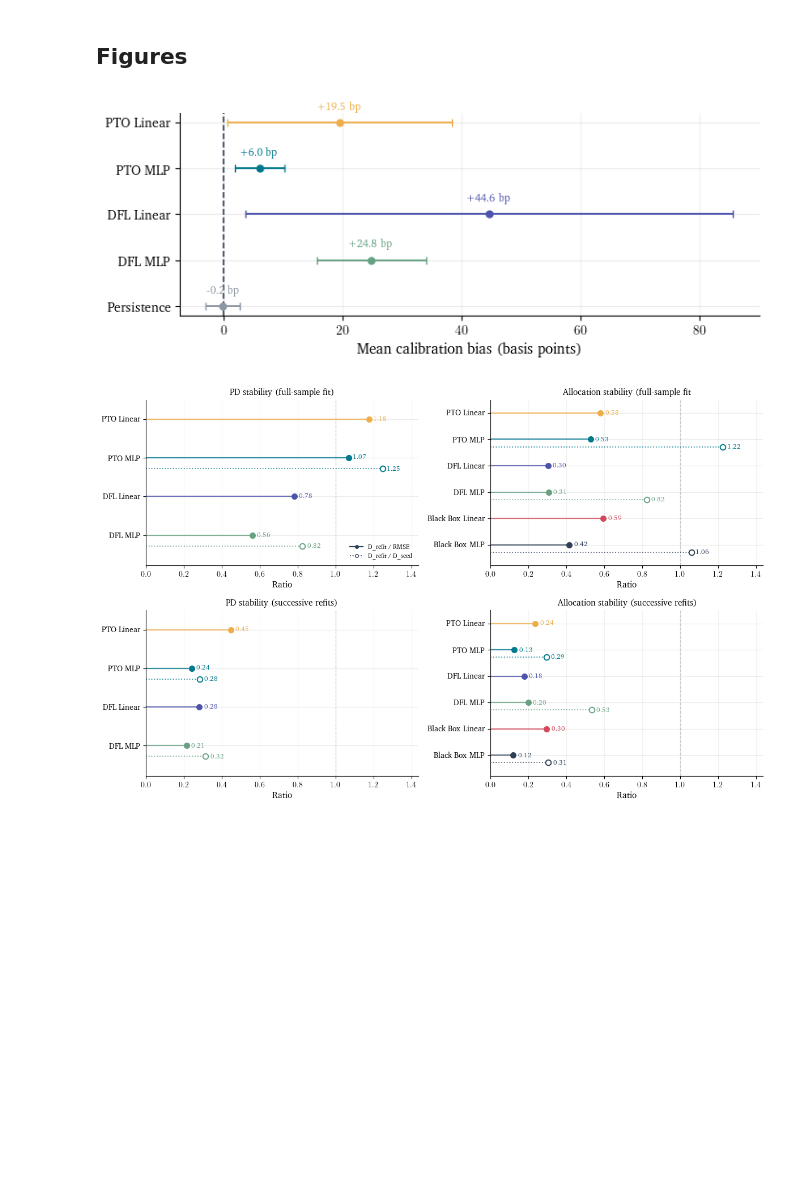
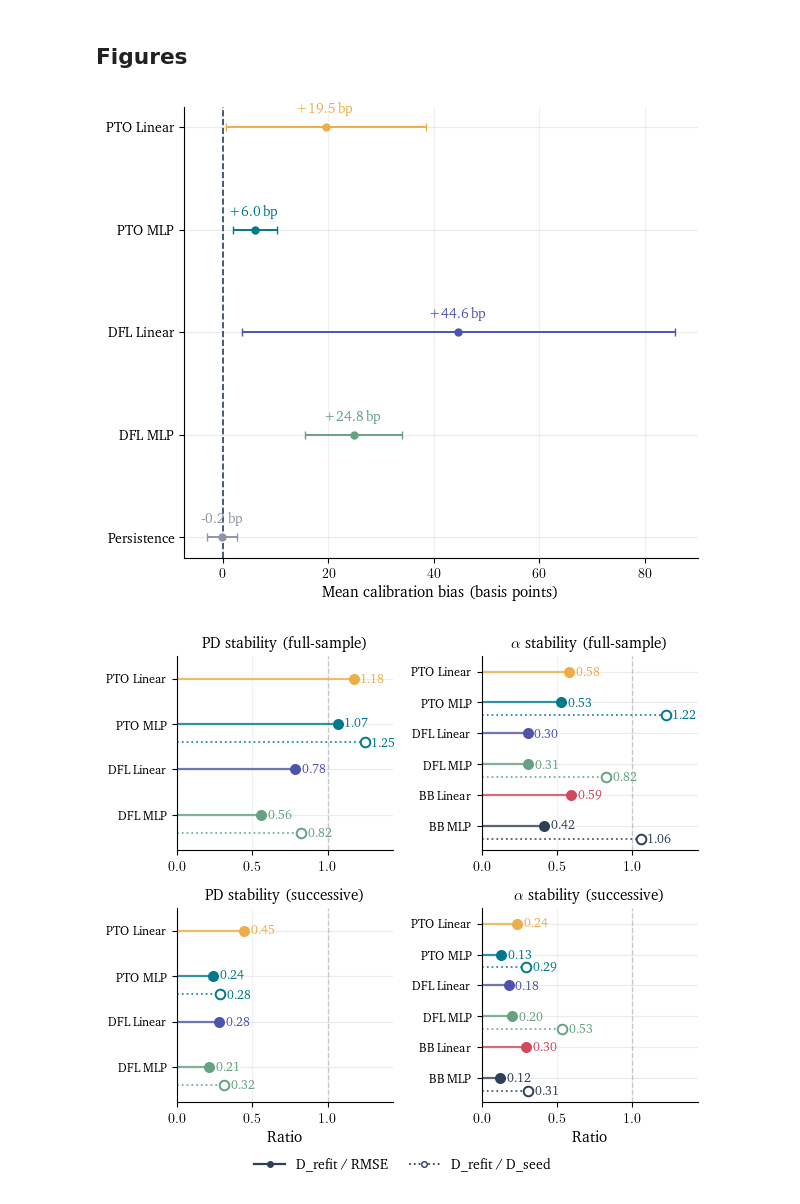
Before and after one commit to okeeffe-hannah/Decision_Focused_Learning_for_Capital_Allocation, a Jupyter notebook: dfl_for_capital_allocation/empirical/notebooks/06_empirical_regulatory_audit.ipynb, the cells around one changed output. Cells and saved outputs as stored; diff of their text form; code cells hidden in the pictures; blank space fills up the shorter version.

Commit message:
updated figures

```diff
--- a/dfl_for_capital_allocation/empirical/notebooks/06_empirical_regulatory_audit.ipynb
+++ b/dfl_for_capital_allocation/empirical/notebooks/06_empirical_regulatory_audit.ipynb
@@ -390,10 +390,9 @@ display(stability_table)
 # %%
 FIGURES_DIR = Path("../figures/06_audit")
 FIGURES_DIR.mkdir(parents=True, exist_ok=True)
-plt.rcParams.update({"font.size": 11, "axes.spines.top": False, "axes.spines.right": False})
 
 DISPLAY_NAMES = {"linear": "PTO Linear", "mlp": "PTO MLP", "dfl_linear": "DFL Linear", "dfl_mlp": "DFL MLP",
-                  "blackbox_linear": "Black Box Linear", "blackbox_mlp": "Black Box MLP", "persistence": "Persistence"}
+                  "blackbox_linear": "BB Linear", "blackbox_mlp": "BB MLP", "persistence": "Persistence"}
 COLORS = {"linear": MINOU_COLOURS["gold"], "mlp": MINOU_COLOURS["teal"], "dfl_linear": MINOU_COLOURS["purple"],
           "dfl_mlp": MINOU_COLOURS["sage"], "blackbox_linear": MINOU_COLOURS["coral"], "blackbox_mlp": MINOU_COLOURS["navy"],
           "persistence": MINOU_COLOURS["grey"]}
@@ -402,12 +401,12 @@ COLORS = {"linear": MINOU_COLOURS["gold"], "mlp": MINOU_COLOURS["teal"], "dfl_li
 cal_models = [m for m in ["linear", "mlp", "dfl_linear", "dfl_mlp", "persistence"] if m in calibration_table.index]
 cal = calibration_table.loc[cal_models]
 y = np.arange(len(cal))
-fig, ax = plt.subplots(figsize=(7.2, 3.0))
+fig, ax = plt.subplots(figsize=(TEXT_WIDTH, 5.3))
 for yi, model in zip(y, cal_models):
     bi = float(cal.loc[model, "bias_bp"]); ci = 1.96 * float(cal.loc[model, "hac_se"]) * 1e4
     ax.errorbar(bi, yi, xerr=ci, fmt="o", ms=5, color=COLORS[model], ecolor=COLORS[model], capsize=3, lw=1.4)
     ax.annotate(f"{bi:+.1f} bp", (bi, yi), xytext=(0, 8), textcoords="offset points",
-                fontsize=8, color=COLORS[model], ha="center", va="bottom")
+                color=COLORS[model], ha="center", va="bottom")
 ax.axvline(0, color=MINOU_COLOURS["navy"], lw=1.2, ls="--")
 ax.set_yticks(y, [DISPLAY_NAMES[m] for m in cal_models])
 ax.set_xlabel("Mean calibration bias (basis points)")
@@ -427,46 +426,62 @@ def _stability_lollipop(ax, models, col, title, xmax, seed_col=None):
         if np.isfinite(v):
             ax.hlines(yi, 0, v, color=COLORS[model], lw=1.6, alpha=.8, zorder=2)
             ax.scatter(v, yi, s=48, color=COLORS[model], zorder=3)
-            ax.annotate(f"{v:.2f}", (v, yi), xytext=(6, 0), textcoords="offset points",
-                        va="center", fontsize=8.5, fontweight="bold", color=COLORS[model])
+            ax.annotate(f"{v:.2f}",(v, yi),xytext=(5, 0),textcoords="offset points",va="center",
+            fontsize=9, fontweight="bold", color=COLORS[model],)
         if seed_col is not None and model in stability_table.index:
             seed_v = float(stability_table.loc[model, seed_col])
             if np.isfinite(seed_v):
-                seed_y = yi + 0.28
+                seed_y = yi + 0.4
                 ax.hlines(seed_y, 0, seed_v, color=COLORS[model], lw=1.3, ls=":", alpha=.85, zorder=2)
                 ax.scatter(seed_v, seed_y, s=48, facecolors="white", edgecolors=COLORS[model], linewidths=1.4, zorder=4)
-                ax.annotate(f"{seed_v:.2f}", (seed_v, seed_y), xytext=(6, 0), textcoords="offset points",
-                            va="center", fontsize=8.5, fontweight="bold", color=COLORS[model])
+                ax.annotate(f"{seed_v:.2f}", (seed_v, seed_y), xytext=(5, 0), textcoords="offset points",
+                            va="center", fontsize=9, fontweight="bold", color=COLORS[model])
     ax.axvline(1, color=MINOU_COLOURS["grey"], ls="--", lw=1, alpha=.45, zorder=1)
     ax.set_yticks(y, [DISPLAY_NAMES[m] for m in models]); ax.set_ylim(-0.5, len(models) - 0.22); ax.invert_yaxis()
     ax.set_xlim(0, xmax)
-    ax.set_title(title, fontsize=11); ax.set_xlabel("Ratio", fontsize=11)
+    ax.set_title(title); ax.set_xlabel("Ratio")
     ax.grid(axis="x", alpha=.16); ax.set_axisbelow(True)
-
+    ax.tick_params(axis='y', labelsize=9)
 
 def _shared_xmax(cols):
     vals = stability_table[cols].to_numpy(dtype=float)
     vals = vals[np.isfinite(vals)]
     return max(1.3, float(vals.max()) * 1.15) if vals.size else 1.5
 
 
 RMSE_COLS = ["D_PD_full_over_RMSE", "D_PD_successive_over_RMSE",
              "D_alpha_full_over_RMSE", "D_alpha_successive_over_RMSE"]
 SEED_RATIO_COLS = ["D_PD_full_over_D_seed", "D_PD_successive_over_D_seed",
                    "D_alpha_full_over_D_seed", "D_alpha_successive_over_D_seed"]
 RMSE_XMAX = max(_shared_xmax(RMSE_COLS), _shared_xmax(SEED_RATIO_COLS))
 
-fig, axes = plt.subplots(2, 2, figsize=(12, 7.6))
-_stability_lollipop(axes[0, 0], pd_models, "D_PD_full_over_RMSE", "PD stability (full-sample fit)", RMSE_XMAX, "D_PD_full_over_D_seed")
-_stability_lollipop(axes[0, 1], alpha_models, "D_alpha_full_over_RMSE", "Allocation stability (full-sample fit", RMSE_XMAX, "D_alpha_full_over_D_seed")
-_stability_lollipop(axes[1, 0], pd_models, "D_PD_successive_over_RMSE", "PD stability (successive refits)", RMSE_XMAX, "D_PD_successive_over_D_seed")
-_stability_lollipop(axes[1, 1], alpha_models, "D_alpha_successive_over_RMSE", "Allocation stability (successive refits)", RMSE_XMAX, "D_alpha_successive_over_D_seed")
+fig, axes = plt.subplots(2, 2, figsize=(TEXT_WIDTH, 5.8))
+_stability_lollipop(axes[0, 0], pd_models, "D_PD_full_over_RMSE", "PD stability (full-sample)", RMSE_XMAX, "D_PD_full_over_D_seed")
+_stability_lollipop(axes[0, 1], alpha_models, "D_alpha_full_over_RMSE", r"$\alpha$ stability (full-sample)", RMSE_XMAX, "D_alpha_full_over_D_seed")
+_stability_lollipop(axes[1, 0], pd_models, "D_PD_successive_over_RMSE", "PD stability (successive)", RMSE_XMAX, "D_PD_successive_over_D_seed")
+_stability_lollipop(axes[1, 1], alpha_models, "D_alpha_successive_over_RMSE", r"$\alpha$ stability (successive)", RMSE_XMAX, "D_alpha_successive_over_D_seed")
 axes[0, 0].plot([], [], color=MINOU_COLOURS["navy"], lw=1.6, marker="o", label="D_refit / RMSE")
 axes[0, 0].plot([], [], color=MINOU_COLOURS["navy"], lw=1.3, ls=":", marker="o", markerfacecolor="white", label="D_refit / D_seed")
-axes[0, 0].legend(fontsize=8, loc="lower right")
-fig.tight_layout()
+axes[0, 0].set_xlabel("")
+axes[0, 1].set_xlabel("")
+
+handles, labels = axes[0, 0].get_legend_handles_labels()
+
+fig.legend(
+    handles,
+    labels,
+    loc="lower center",
+    bbox_to_anchor=(0.5, 0.03),
+    ncol=2,
+    frameon=False,
+    columnspacing=1.5,
+    handlelength=2.2,
+)
+
+fig.tight_layout(rect=[0, 0.07, 1, 1])
+
 fig.savefig(FIGURES_DIR / "audit_stability_ratios.pdf", dpi=300, bbox_inches="tight")
 display(fig); plt.close(fig)
 # %% [output]
-[figure, old version]
+[figure, new version]
-[figure, old version]
+[figure, new version]
```
Also changed, not shown: parts of 1 cell of this notebook, 4 other files.
